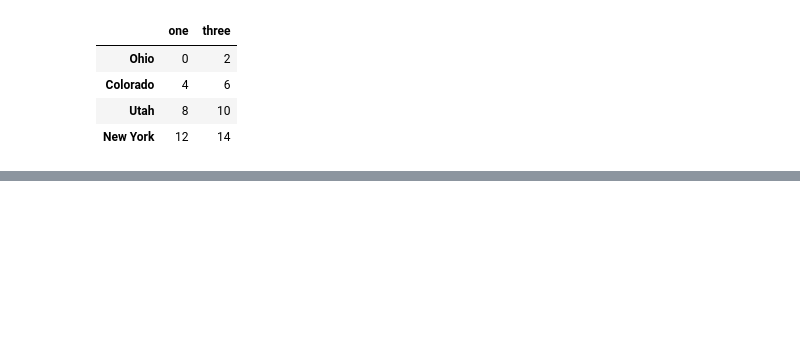
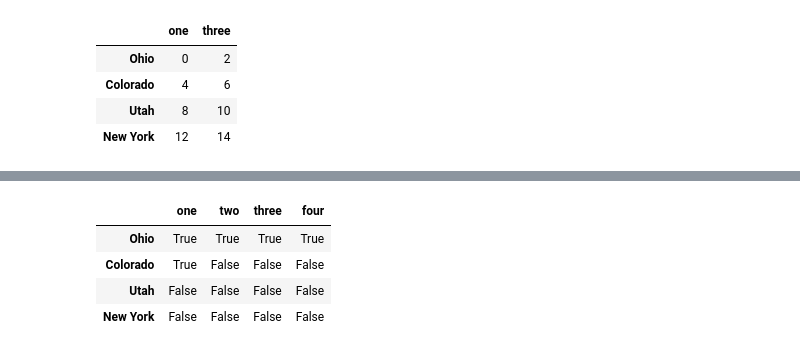
Before and after one commit to LydiaStoneKonstanski/WesCh5, a Jupyter notebook: Chapter5WorkAlong.ipynb, the cells around one changed output, grey strips where cells are left out. Cells and saved outputs as stored; diff of their text form; code cells hidden in the pictures; blank space fills up the shorter version.

Commit message:
Up to Arithmatic and data alignment

```diff
--- a/Chapter5WorkAlong.ipynb
+++ b/Chapter5WorkAlong.ipynb
@@ -643,0 +720,4 @@ obj.drop
+# %%
+data = pd.DataFrame(np.arange(16).reshape((4,4)),
+index=['Ohio', 'Colorado', 'Utah', 'New York'],
+columns=['one', 'two', 'three', 'four'])
@@ -643,0 +763,8 @@ obj.drop
+# %%
+data < 5
+# %% [output]
+|  | one | two | three | four |
+| Ohio | True | True | True | True |
+| Colorado | True | False | False | False |
+| Utah | False | False | False | False |
+| New York | False | False | False | False |
```
Also changed, not shown: parts of 49 cells of this notebook.
